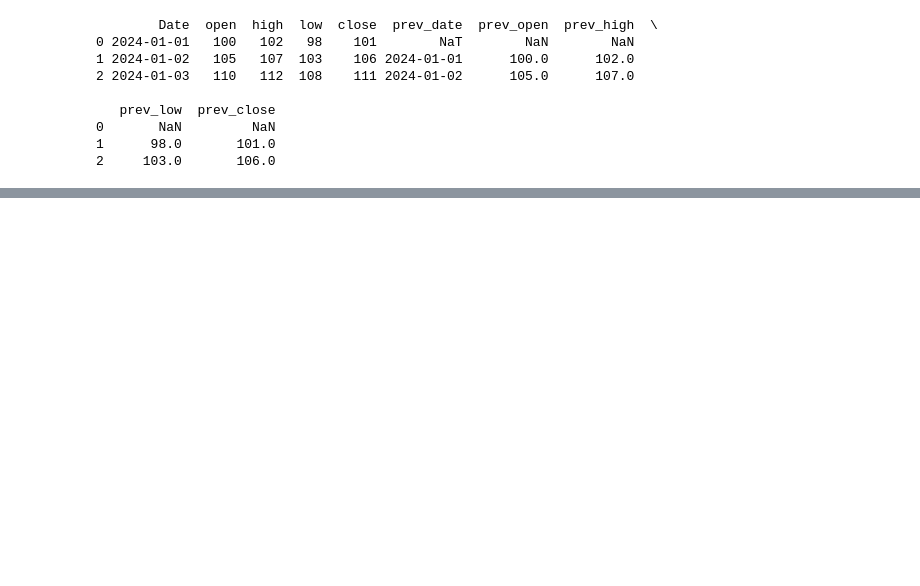
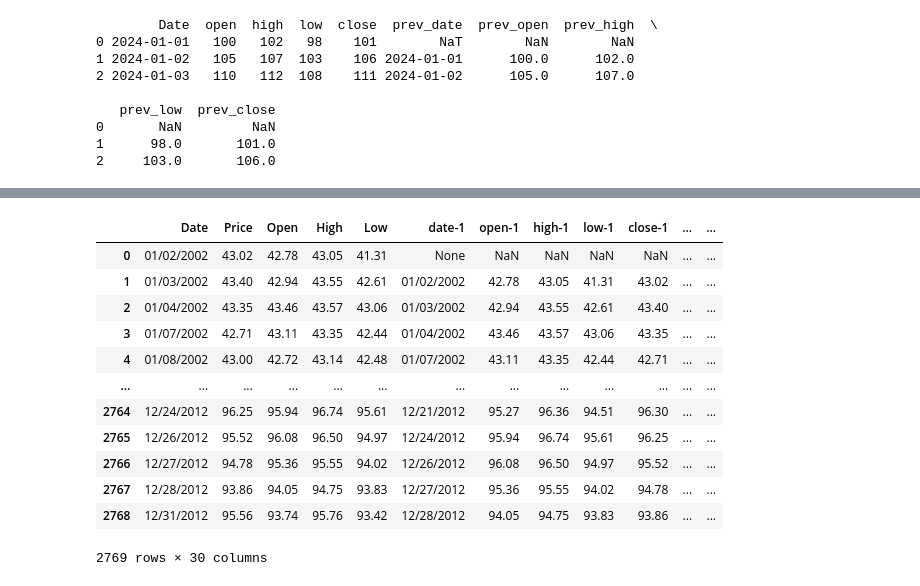
Before and after one commit to y-patankar/StockMarket, a Jupyter notebook: Untitled18.ipynb, the cells around one changed output, grey strips where cells are left out. Saved outputs shown, nothing was run; the diff lists cells and outputs as text; code cells hidden in the pictures; blank space fills up the shorter version.

```diff
--- a/Untitled18.ipynb
+++ b/Untitled18.ipynb
@@ -38,0 +68,3 @@ print(df)
+# %%
+df = pd.read_csv('COST Historical Data (02-12).csv')
+df
@@ -38,0 +85,3 @@ print(df)
+# %%
+df.drop(columns=['Vol.','Change %'], inplace=True)
+df
@@ -38,0 +102,3 @@ print(df)
+# %%
+df = df.iloc[::-1].reset_index(drop=True)
+df
@@ -38,0 +119,46 @@ print(df)
+# %%
+df['date-1'] = df['Date'].shift(1)
+df['open-1'] = df['Open'].shift(1)
+df['high-1'] = df['High'].shift(1)
+df['low-1'] = df['Low'].shift(1)
+df['close-1'] = df['Price'].shift(1)
+
+df['date-2'] = df['Date'].shift(2)
+df['open-2'] = df['Open'].shift(2)
+df['high-2'] = df['High'].shift(2)
+df['low-2'] = df['Low'].shift(2)
+df['close-2'] = df['Price'].shift(2)
+
+df['date-3'] = df['Date'].shift(3)
+df['open-3'] = df['Open'].shift(3)
+df['high-3'] = df['High'].shift(3)
+df['low-3'] = df['Low'].shift(3)
+df['close-3'] = df['Price'].shift(3)
+
+df['date-4'] = df['Date'].shift(4)
+df['open-4'] = df['Open'].shift(4)
+df['high-4'] = df['High'].shift(4)
+df['low-4'] = df['Low'].shift(4)
+df['close-4'] = df['Price'].shift(4)
+
+df['date-5'] = df['Date'].shift(5)
+df['open-5'] = df['Open'].shift(5)
+df['high-5'] = df['High'].shift(5)
+df['low-5'] = df['Low'].shift(5)
+df['close-5'] = df['Price'].shift(5)
+# %%
+df
+# %% [output]
+|  | Date | Price | Open | High | Low | date-1 | open-1 | high-1 | low-1 | close-1 | ... | ... |
+| 0 | 01/02/2002 | 43.02 | 42.78 | 43.05 | 41.31 | None | NaN | NaN | NaN | NaN | ... | ... |
+| 1 | 01/03/2002 | 43.40 | 42.94 | 43.55 | 42.61 | 01/02/2002 | 42.78 | 43.05 | 41.31 | 43.02 | ... | ... |
+| 2 | 01/04/2002 | 43.35 | 43.46 | 43.57 | 43.06 | 01/03/2002 | 42.94 | 43.55 | 42.61 | 43.40 | ... | ... |
+| 3 | 01/07/2002 | 42.71 | 43.11 | 43.35 | 42.44 | 01/04/2002 | 43.46 | 43.57 | 43.06 | 43.35 | ... | ... |
+| 4 | 01/08/2002 | 43.00 | 42.72 | 43.14 | 42.48 | 01/07/2002 | 43.11 | 43.35 | 42.44 | 42.71 | ... | ... |
+| ... | ... | ... | ... | ... | ... | ... | ... | ... | ... | ... | ... | ... |
+| 2764 | 12/24/2012 | 96.25 | 95.94 | 96.74 | 95.61 | 12/21/2012 | 95.27 | 96.36 | 94.51 | 96.30 | ... | ... |
+| 2765 | 12/26/2012 | 95.52 | 96.08 | 96.50 | 94.97 | 12/24/2012 | 95.94 | 96.74 | 95.61 | 96.25 | ... | ... |
+| 2766 | 12/27/2012 | 94.78 | 95.36 | 95.55 | 94.02 | 12/26/2012 | 96.08 | 96.50 | 94.97 | 95.52 | ... | ... |
+| 2767 | 12/28/2012 | 93.86 | 94.05 | 94.75 | 93.83 | 12/27/2012 | 95.36 | 95.55 | 94.02 | 94.78 | ... | ... |
+| 2768 | 12/31/2012 | 95.56 | 93.74 | 95.76 | 93.42 | 12/28/2012 | 94.05 | 94.75 | 93.83 | 93.86 | ... | ... |
+2769 rows × 30 columns
```
Also changed, not shown: parts of 9 cells of this notebook.
